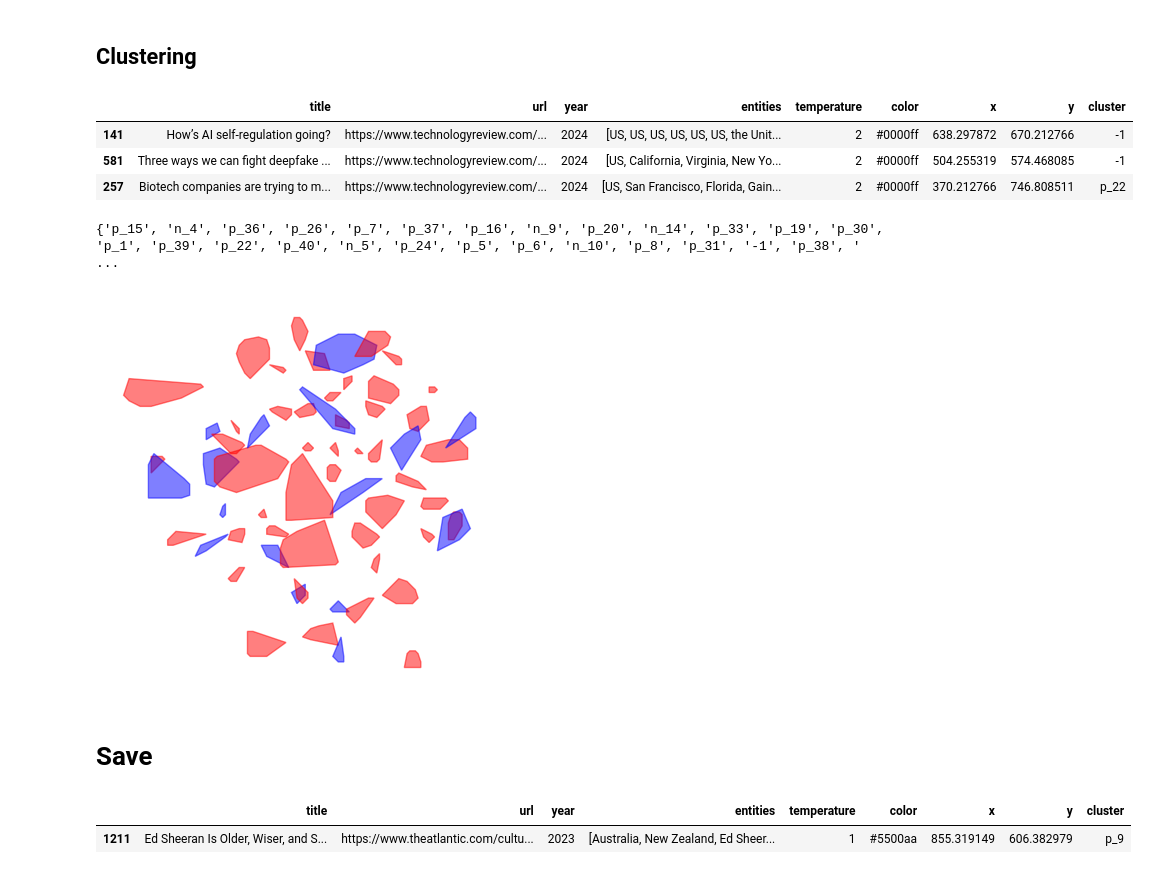
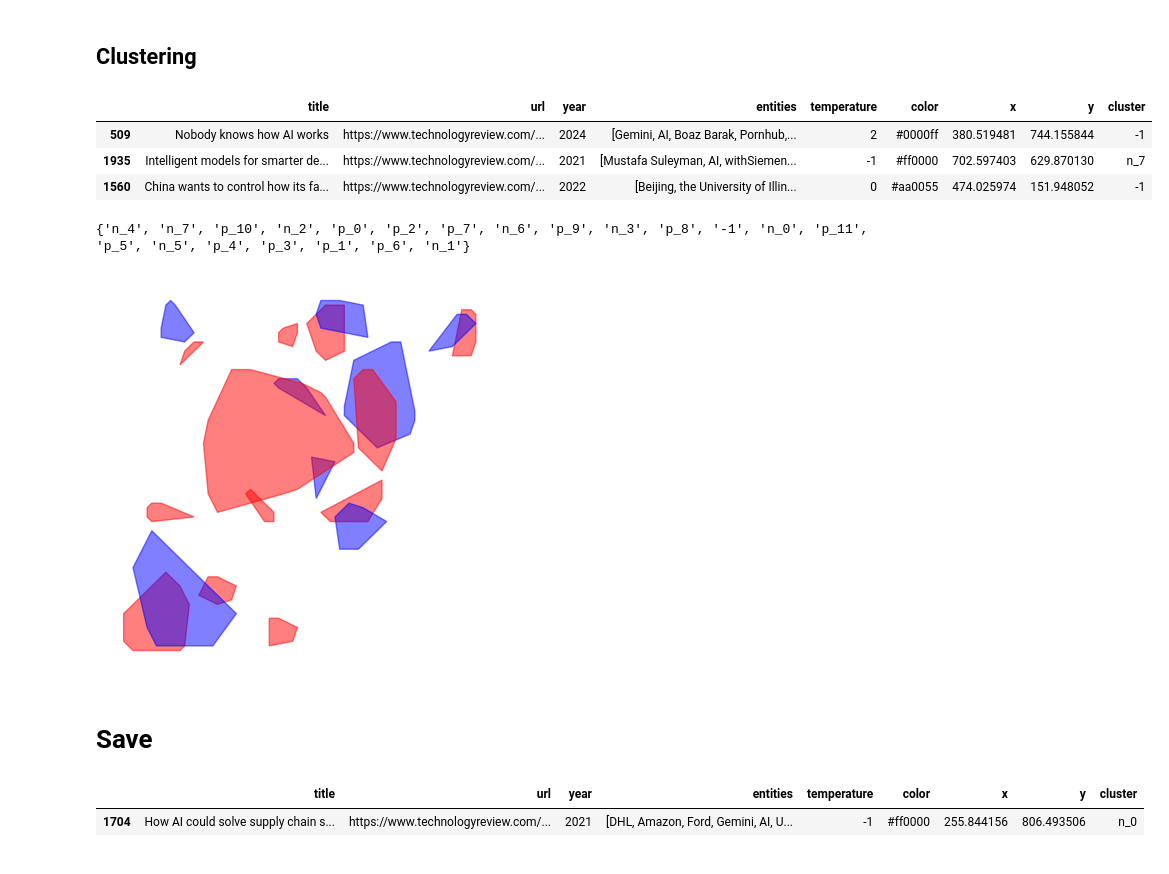
Before and after one commit to AlbaTaboada/Edgelands, a Jupyter notebook: analysis.ipynb, the cells around one changed output. Cells and saved outputs as stored; diff of their text form; code cells hidden in the pictures.

```diff
--- a/analysis.ipynb
+++ b/analysis.ipynb
@@ -47,12 +47,19 @@ df.sample(1)
 # %% [markdown]
 ### Clean Data
 # %%
+def remove_single_word_names(individuals):
+    return [name for name in individuals if " " in name] # Function to filter names in 'IND' column
+df['IND'] = df['IND'].apply(remove_single_word_names) # Apply the function to the 'IND' column
+
+df = df[df['media_name'].str.contains("technologyreview", na=False)]
+
 def concat_entities(row):
-    return list(row['GPE']) + list(row['IND']) + list(row['ORG'])
+    concat = list(row['GPE']) + list(row['IND']) + list(row['ORG'])
+    return list(set(concat))
 df['entities'] = df.apply(concat_entities, axis=1) # Merge entities
 
 df = df.drop(['text_downloaded', 'indexed_date', 'language', 'media_url', 'id', 'text', 'publish_date', 'media_name', 'GPE', 'IND', 'ORG'], axis=1) # Delete unised arrows
 
-df.sample(1)
+df.sample(3)
 # %% [output]
 |  | title | url | year | entities |
@@ -105,7 +114,7 @@ train_data = tfidf.transform(X)
 # %%
 # Fit UMAP reducer without random_state for parallelism
 reducer = umap.UMAP(
-    # random_state=5,
+    random_state=1,
     n_components=2,
     n_neighbors=10,
     min_dist=0.1,
@@ -170,37 +175,37 @@ df["cluster"] = "-1"  # Reset
 
 
 def cluster_computing(rows, prefix, df):
 
     embedding = rows[["x", "y"]].to_numpy()
     clusterer.fit(embedding)
     clusters = clusterer.labels_
 
     # Write cluster number
 
     for count, (index, row) in enumerate(rows.iterrows()):
         if clusters[count] != -1:
             df.loc[index, "cluster"] = prefix + str(clusters[count])
         else:
             df.loc[index, "cluster"] = str(clusters[count])
 
 
 cluster_computing(
     df.loc[(df["temperature"] > 0)],
     "p_",
     df,
 )
 cluster_computing(
-    df.loc[(df["temperature"] < 0)],
+    df.loc[(df["temperature"] <= 0)],
     "n_",
     df,
 )
 
 df.sample(3)
 # %% [output]
 |  | title | url | year | entities | temperature | color | x | y | cluster |
-| 141 | How’s AI self-regulation going? | https://www.technologyreview.com/... | 2024 | [US, US, US, US, US, US, the Unit... | 2 | #0000ff | 638.297872 | 670.212766 | -1 |
-| 581 | Three ways we can fight deepfake ... | https://www.technologyreview.com/... | 2024 | [US, California, Virginia, New Yo... | 2 | #0000ff | 504.255319 | 574.468085 | -1 |
-| 257 | Biotech companies are trying to m... | https://www.technologyreview.com/... | 2024 | [US, San Francisco, Florida, Gain... | 2 | #0000ff | 370.212766 | 746.808511 | p_22 |
+| 509 | Nobody knows how AI works | https://www.technologyreview.com/... | 2024 | [Gemini, AI, Boaz Barak, Pornhub,... | 2 | #0000ff | 380.519481 | 744.155844 | -1 |
+| 1935 | Intelligent models for smarter de... | https://www.technologyreview.com/... | 2021 | [Mustafa Suleyman, AI, withSiemen... | -1 | #ff0000 | 702.597403 | 629.870130 | n_7 |
+| 1560 | China wants to control how its fa... | https://www.technologyreview.com/... | 2022 | [Beijing, the University of Illin... | 0 | #aa0055 | 474.025974 | 151.948052 | -1 |
 # %%
 plt.figure(figsize=(5, 5))
 plt.axis("off")
@@ -230,8 +235,8 @@ for counter, cluster in enumerate(clusters):
     elif cluster[0] == "n":
         plt.fill(x_hull, y_hull, "--", c="#0000FF", alpha=0.5)  # Plot blue
 # %% [output]
-{'p_15', 'n_4', 'p_36', 'p_26', 'p_7', 'p_37', 'p_16', 'n_9', 'p_20', 'n_14', 'p_33', 'p_19', 'p_30', 'p_1', 'p_39', 'p_22', 'p_40', 'n_5', 'p_24', 'p_5', 'p_6', 'n_10', 'p_8', 'p_31', '-1', 'p_38', ' ...
+{'n_4', 'n_7', 'p_10', 'n_2', 'p_0', 'p_2', 'p_7', 'n_6', 'p_9', 'n_3', 'p_8', '-1', 'n_0', 'p_11', 'p_5', 'n_5', 'p_4', 'p_3', 'p_1', 'p_6', 'n_1'}
-[figure, old version]
+[figure, new version]
 # %% [markdown]
 # Save
 # %%
@@ -245,4 +250,4 @@ export.to_csv("src/data/entities.csv", index=False)
 export.sample(1)
 # %% [output]
 |  | title | url | year | entities | temperature | color | x | y | cluster |
-| 1211 | Ed Sheeran Is Older, Wiser, and S... | https://www.theatlantic.com/cultu... | 2023 | [Australia, New Zealand, Ed Sheer... | 1 | #5500aa | 855.319149 | 606.382979 | p_9 |
+| 1704 | How AI could solve supply chain s... | https://www.technologyreview.com/... | 2021 | [DHL, Amazon, Ford, Gemini, AI, U... | -1 | #ff0000 | 255.844156 | 806.493506 | n_0 |
```
Also changed, not shown: parts of 4 cells of this notebook, 2 other files.
